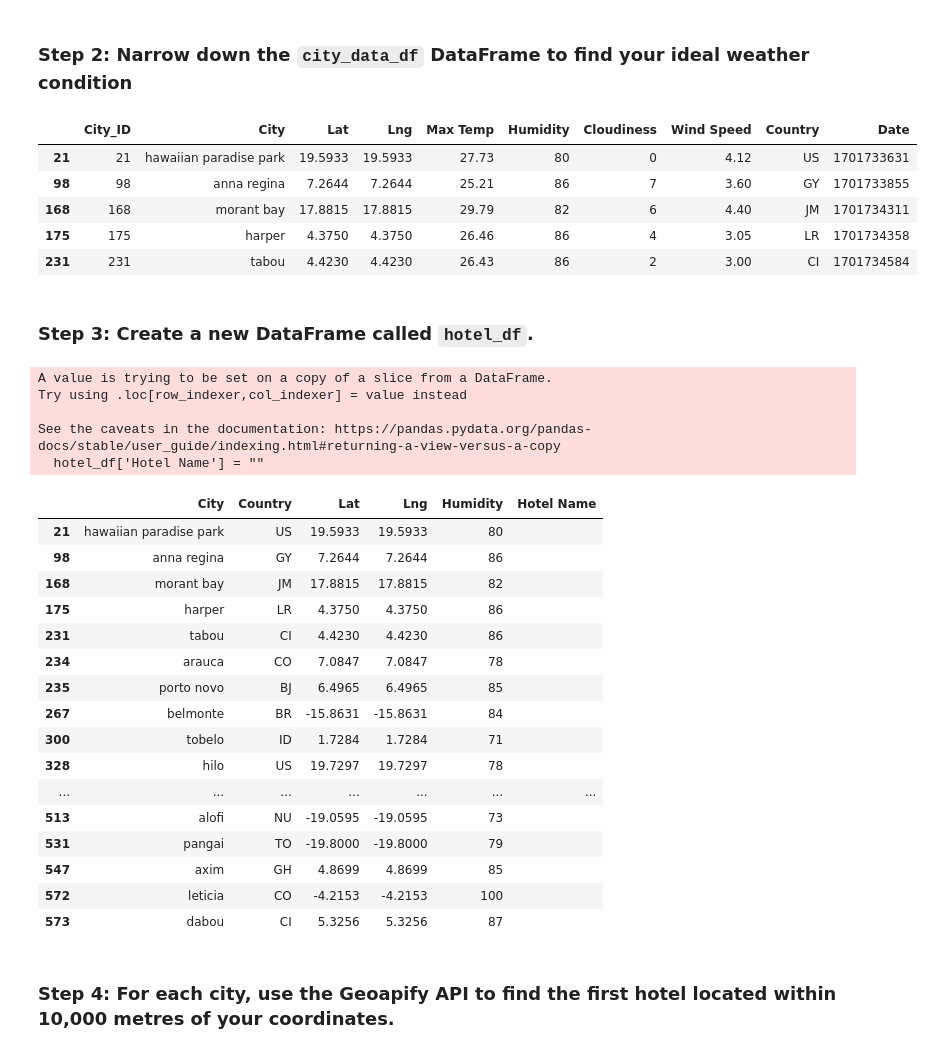
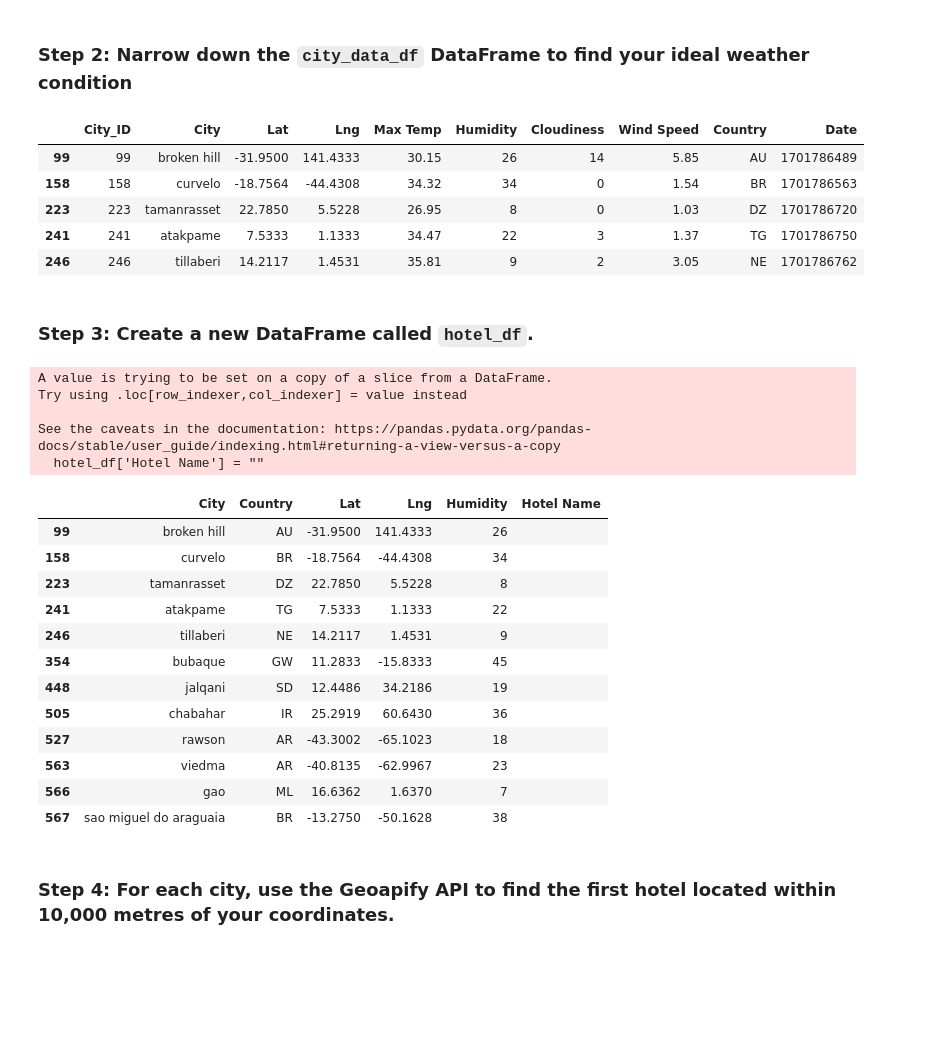
Before and after one commit to peggz19/python-api-challenge, a Jupyter notebook: WeatherPy/VacationPy.ipynb, the cells around one changed output. Cells and saved outputs as stored; diff of their text form; code cells hidden in the pictures; blank space fills up the shorter version.

```diff
--- a/WeatherPy/VacationPy.ipynb
+++ b/WeatherPy/VacationPy.ipynb
@@ -48,20 +49,20 @@ map1
 ### Step 2: Narrow down the `city_data_df` DataFrame to find your ideal weather condition
 # %%
 # Narrow down cities that fit criteria and drop any results with null values
-# criteria list : cloudiness less than 20%, max temp is more than 25C and humidity is above 70
-df = city_data_df.loc[(city_data_df['Cloudiness'] < 20) & (city_data_df['Max Temp']>25) & (city_data_df['Humidity']>70)]
+# criteria list : cloudiness less than 20%, max temp is more than 25C and humidity is below 50
+df = city_data_df.loc[(city_data_df['Cloudiness'] < 20) & (city_data_df['Max Temp']>25) & (city_data_df['Humidity']<50)]
 
 # Drop any rows with null values
 df.dropna()
 # Display sample data
 df.head()
 # %% [output]
 |  | City_ID | City | Lat | Lng | Max Temp | Humidity | Cloudiness | Wind Speed | Country | Date |
-| 21 | 21 | hawaiian paradise park | 19.5933 | 19.5933 | 27.73 | 80 | 0 | 4.12 | US | 1701733631 |
-| 98 | 98 | anna regina | 7.2644 | 7.2644 | 25.21 | 86 | 7 | 3.60 | GY | 1701733855 |
-| 168 | 168 | morant bay | 17.8815 | 17.8815 | 29.79 | 82 | 6 | 4.40 | JM | 1701734311 |
-| 175 | 175 | harper | 4.3750 | 4.3750 | 26.46 | 86 | 4 | 3.05 | LR | 1701734358 |
-| 231 | 231 | tabou | 4.4230 | 4.4230 | 26.43 | 86 | 2 | 3.00 | CI | 1701734584 |
+| 99 | 99 | broken hill | -31.9500 | 141.4333 | 30.15 | 26 | 14 | 5.85 | AU | 1701786489 |
+| 158 | 158 | curvelo | -18.7564 | -44.4308 | 34.32 | 34 | 0 | 1.54 | BR | 1701786563 |
+| 223 | 223 | tamanrasset | 22.7850 | 5.5228 | 26.95 | 8 | 0 | 1.03 | DZ | 1701786720 |
+| 241 | 241 | atakpame | 7.5333 | 1.1333 | 34.47 | 22 | 3 | 1.37 | TG | 1701786750 |
+| 246 | 246 | tillaberi | 14.2117 | 1.4531 | 35.81 | 9 | 2 | 3.05 | NE | 1701786762 |
 # %% [markdown]
 ### Step 3: Create a new DataFrame called `hotel_df`.
 # %%
@@ -80,22 +81,18 @@ Try using .loc[row_indexer,col_indexer] = value instead
 See the caveats in the documentation: https://pandas.pydata.org/pandas-docs/stable/user_guide/indexing.html#returning-a-view-versus-a-copy
   hotel_df['Hotel Name'] = ""
 |  | City | Country | Lat | Lng | Humidity | Hotel Name |
-| 21 | hawaiian paradise park | US | 19.5933 | 19.5933 | 80 |  |
-| 98 | anna regina | GY | 7.2644 | 7.2644 | 86 |  |
-| 168 | morant bay | JM | 17.8815 | 17.8815 | 82 |  |
-| 175 | harper | LR | 4.3750 | 4.3750 | 86 |  |
-| 231 | tabou | CI | 4.4230 | 4.4230 | 86 |  |
-| 234 | arauca | CO | 7.0847 | 7.0847 | 78 |  |
-| 235 | porto novo | BJ | 6.4965 | 6.4965 | 85 |  |
-| 267 | belmonte | BR | -15.8631 | -15.8631 | 84 |  |
-| 300 | tobelo | ID | 1.7284 | 1.7284 | 71 |  |
-| 328 | hilo | US | 19.7297 | 19.7297 | 78 |  |
-| ... | ... | ... | ... | ... | ... | ... |
-| 513 | alofi | NU | -19.0595 | -19.0595 | 73 |  |
-| 531 | pangai | TO | -19.8000 | -19.8000 | 79 |  |
-| 547 | axim | GH | 4.8699 | 4.8699 | 85 |  |
-| 572 | leticia | CO | -4.2153 | -4.2153 | 100 |  |
-| 573 | dabou | CI | 5.3256 | 5.3256 | 87 |  |
+| 99 | broken hill | AU | -31.9500 | 141.4333 | 26 |  |
+| 158 | curvelo | BR | -18.7564 | -44.4308 | 34 |  |
+| 223 | tamanrasset | DZ | 22.7850 | 5.5228 | 8 |  |
+| 241 | atakpame | TG | 7.5333 | 1.1333 | 22 |  |
+| 246 | tillaberi | NE | 14.2117 | 1.4531 | 9 |  |
+| 354 | bubaque | GW | 11.2833 | -15.8333 | 45 |  |
+| 448 | jalqani | SD | 12.4486 | 34.2186 | 19 |  |
+| 505 | chabahar | IR | 25.2919 | 60.6430 | 36 |  |
+| 527 | rawson | AR | -43.3002 | -65.1023 | 18 |  |
+| 563 | viedma | AR | -40.8135 | -62.9967 | 23 |  |
+| 566 | gao | ML | 16.6362 | 1.6370 | 7 |  |
+| 567 | sao miguel do araguaia | BR | -13.2750 | -50.1628 | 38 |  |
 # %% [markdown]
 ### Step 4: For each city, use the Geoapify API to find the first hotel located within 10,000 metres of your coordinates.
 # %%
```
Also changed, not shown: parts of 4 cells of this notebook, 1 other file.
